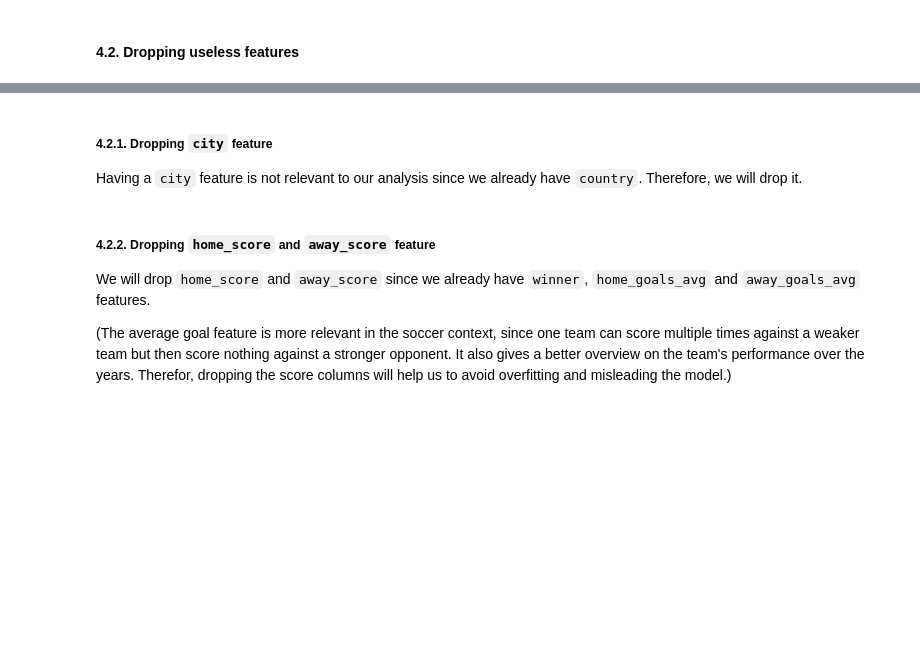
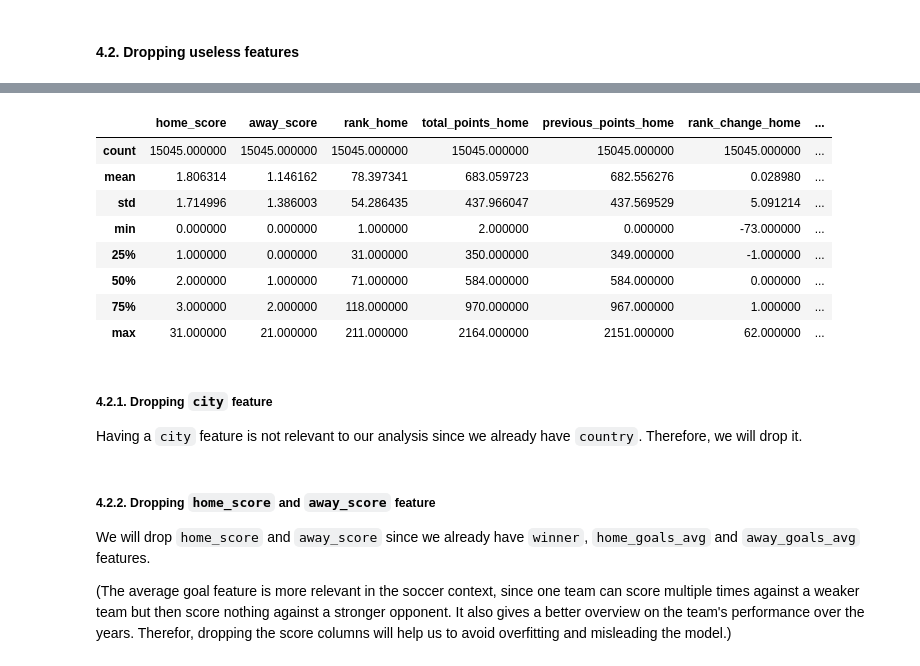
Before and after one commit to H4znow/Football_match_results_predictor, a Jupyter notebook: pre/preprocess_dataset.ipynb, the cells around one changed output, grey strips where cells are left out. Cells and saved outputs as stored; diff of their text form; code cells hidden in the pictures; blank space fills up the shorter version.

```diff
--- a/pre/preprocess_dataset.ipynb
+++ b/pre/preprocess_dataset.ipynb
@@ -425,3 +509,15 @@ rera
+# %%
+numeric_columns.describe()
+# %% [output]
+|  | home_score | away_score | rank_home | total_points_home | previous_points_home | rank_change_home | ... |
+| count | 15045.000000 | 15045.000000 | 15045.000000 | 15045.000000 | 15045.000000 | 15045.000000 | ... |
+| mean | 1.806314 | 1.146162 | 78.397341 | 683.059723 | 682.556276 | 0.028980 | ... |
+| std | 1.714996 | 1.386003 | 54.286435 | 437.966047 | 437.569529 | 5.091214 | ... |
+| min | 0.000000 | 0.000000 | 1.000000 | 2.000000 | 0.000000 | -73.000000 | ... |
+| 25% | 1.000000 | 0.000000 | 31.000000 | 350.000000 | 349.000000 | -1.000000 | ... |
+| 50% | 2.000000 | 1.000000 | 71.000000 | 584.000000 | 584.000000 | 0.000000 | ... |
+| 75% | 3.000000 | 2.000000 | 118.000000 | 970.000000 | 967.000000 | 1.000000 | ... |
+| max | 31.000000 | 21.000000 | 211.000000 | 2164.000000 | 2151.000000 | 62.000000 | ... |
 # %% [markdown]
 ##### 4.2.1. Dropping `city` feature
 
```
Also changed, not shown: parts of 22 cells of this notebook, 1 other file.
